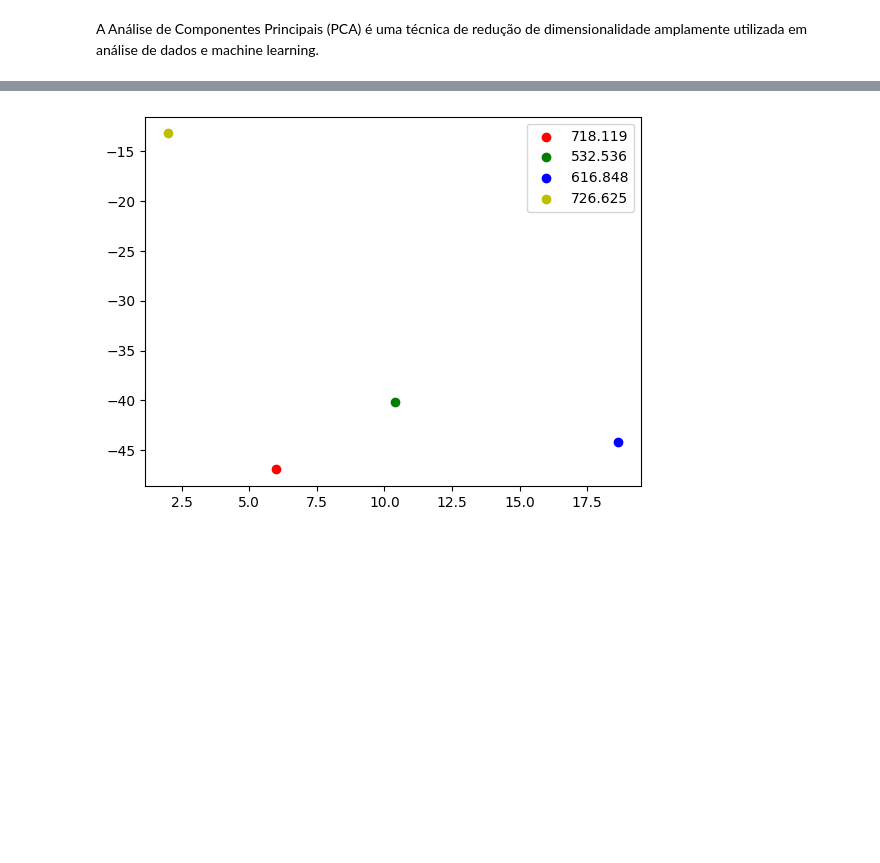
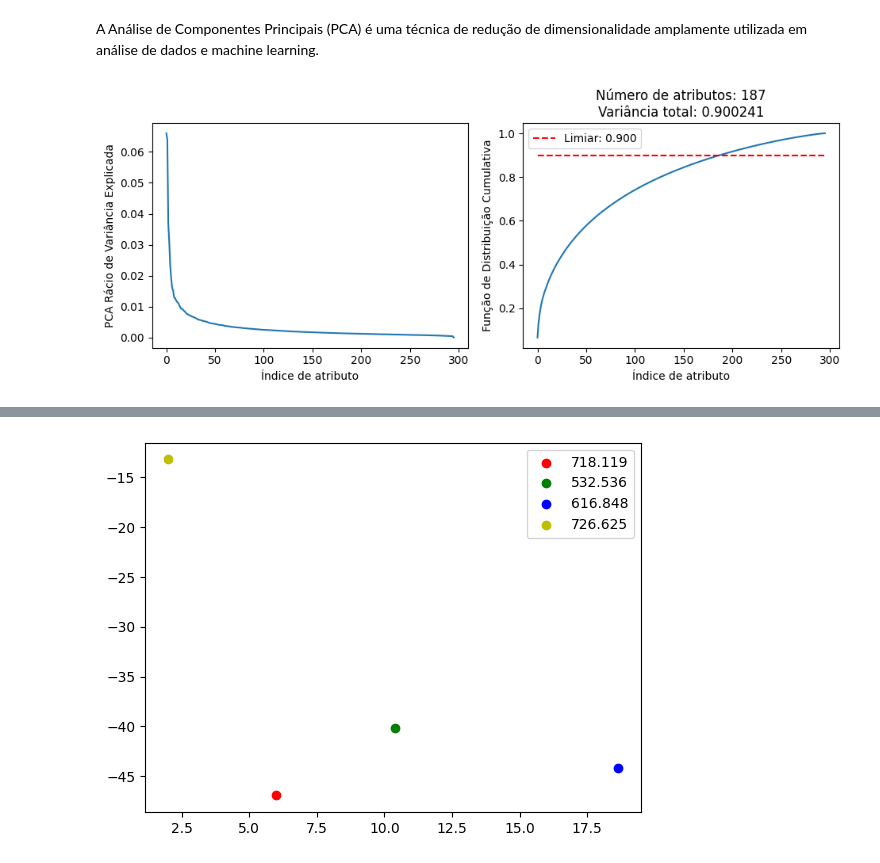
Before and after one commit to tiagomiranda24/Ext_Conhe_Dados_Biologicos, a Jupyter notebook: trabalho_fase3_python.ipynb, the cells around one changed output, grey strips where cells are left out. Cells and saved outputs as stored; diff of their text form; code cells hidden in the pictures; blank space fills up the shorter version.

```diff
--- a/trabalho_fase3_python.ipynb
+++ b/trabalho_fase3_python.ipynb
@@ -290 +304,44 @@ X_r = pca.fit_transform(data_mrnaseq_normalized)
+# %%
+# Computa a distribuição cumulativa do array
+def calcular_cumulativa(array):
+    cdf = np.cumsum(array)
+    return cdf
+
+# Calcula o número de atributos necessários para obter um determinado limiar de variância total
+def calcular_nr_features(total_variance_threshold):
+    nr_features = np.where(cdf >= total_variance_threshold)[0][0]
+    return nr_features
+
+# Automaticamente computa and visualmente quantos atributos precisamos para obter um limiar de variância total dada
+def calcular_variancia_total(explained_variance_ratio, nr_features):
+    total_variance = sum(pca.explained_variance_ratio_[0:nr_features + 1])
+    return total_variance
+
+total_variance_threshold = 0.90     # Define o limiar da variância total
+
+cdf = calcular_cumulativa(pca.explained_variance_ratio_)
+nr_features = calcular_nr_features(total_variance_threshold)
+total_variance = calcular_variancia_total(pca.explained_variance_ratio_, nr_features)
+
+plt.figure(figsize=(4.8*2, 4), layout='tight')
+
+indices = np.arange(len(pca.explained_variance_ratio_))
+
+plt.subplot(1, 2, 1)
+plt.plot(indices, pca.explained_variance_ratio_)
+plt.xlabel('Índice de atributo')
+plt.ylabel('PCA Rácio de Variância Explicada')
+
+plt.subplot(1, 2, 2)
+cdf = np.cumsum(pca.explained_variance_ratio_)
+plt.title(f'Número de atributos: {nr_features}\nVariância total: {total_variance:.6f}')
+plt.plot(indices, cdf)
+plt.plot([min(indices), max(indices)], [total_variance_threshold, total_variance_threshold], 'r--',
+         label=f'Limiar: {total_variance_threshold:.3f}')
+plt.xlabel('Índice de atributo')
+plt.ylabel('Função de Distribuição Cumulativa')
+plt.legend(loc='best')
+plt.show()
+# %% [output]
+[figure, added]
 # %%
```
Also changed, not shown: parts of 19 cells of this notebook.
